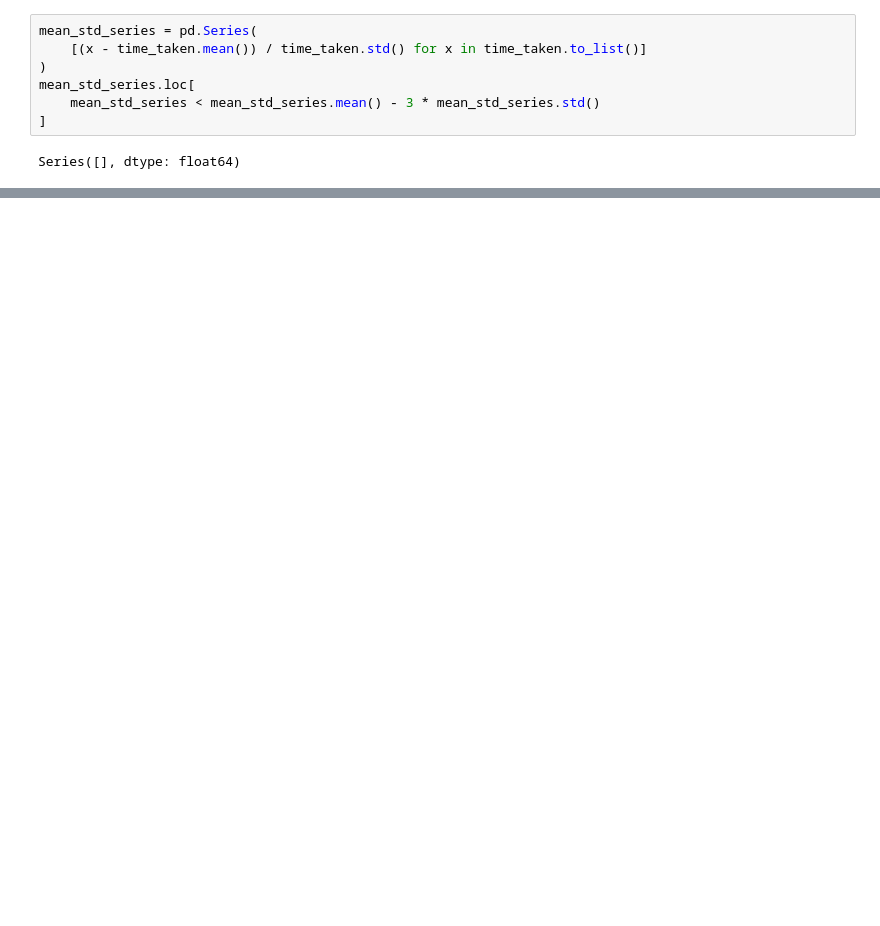
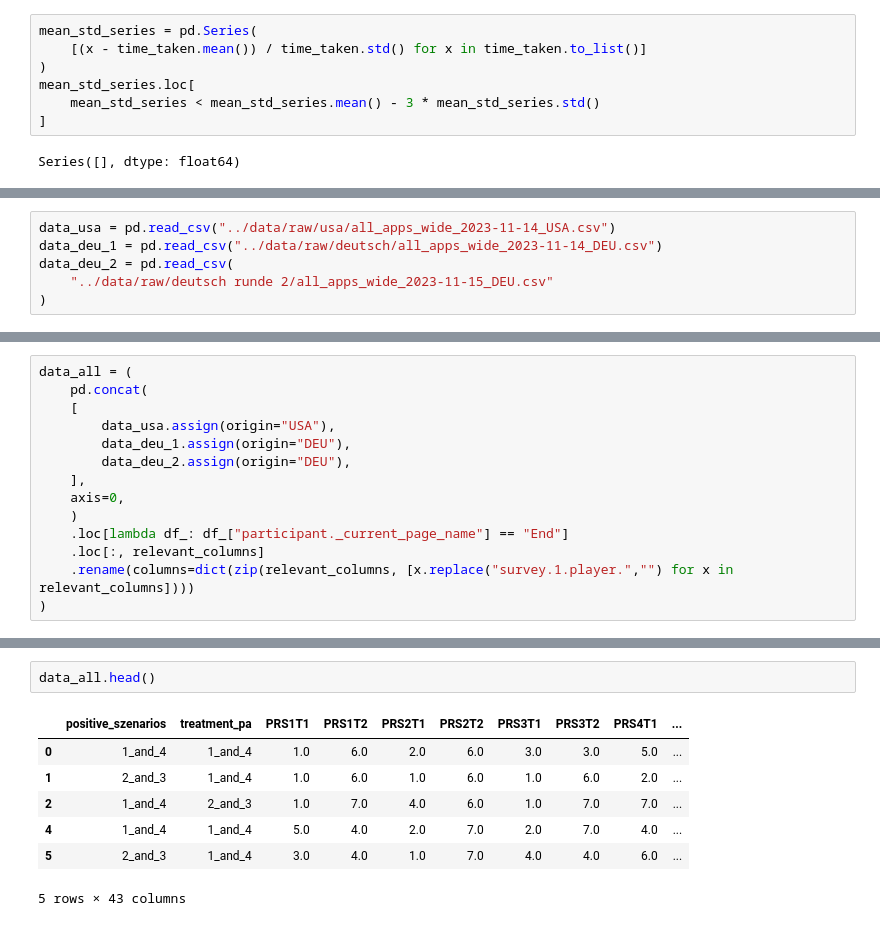
Before and after one commit to FlavourDave92/pa-leadership-survey, a Jupyter notebook: analysis/notebooks/analysis.ipynb, the cells around one changed output, grey strips where cells are left out. Drawn from its saved outputs; the diff is of its cells as text; blank space fills up the shorter version.

```diff
--- a/analysis/notebooks/analysis.ipynb
+++ b/analysis/notebooks/analysis.ipynb
@@ -121,0 +126,6 @@ mean_std_series.hist()
+# %%
+data_usa = pd.read_csv("../data/raw/usa/all_apps_wide_2023-11-14_USA.csv")
+data_deu_1 = pd.read_csv("../data/raw/deutsch/all_apps_wide_2023-11-14_DEU.csv")
+data_deu_2 = pd.read_csv(
+    "../data/raw/deutsch runde 2/all_apps_wide_2023-11-15_DEU.csv"
+)
@@ -121,0 +178,14 @@ mean_std_series.hist()
+# %%
+data_all = (
+    pd.concat(
+    [
+        data_usa.assign(origin="USA"),
+        data_deu_1.assign(origin="DEU"),
+        data_deu_2.assign(origin="DEU"),
+    ],
+    axis=0,
+    )
+    .loc[lambda df_: df_["participant._current_page_name"] == "End"]
+    .loc[:, relevant_columns]
+    .rename(columns=dict(zip(relevant_columns, [x.replace("survey.1.player.","") for x in relevant_columns])))
+)
@@ -121,0 +253,10 @@ mean_std_series.hist()
+# %%
+data_all.head()
+# %% [output]
+|  | positive_szenarios | treatment_pa | PRS1T1 | PRS1T2 | PRS2T1 | PRS2T2 | PRS3T1 | PRS3T2 | PRS4T1 | ... |
+| 0 | 1_and_4 | 1_and_4 | 1.0 | 6.0 | 2.0 | 6.0 | 3.0 | 3.0 | 5.0 | ... |
+| 1 | 2_and_3 | 1_and_4 | 1.0 | 6.0 | 1.0 | 6.0 | 1.0 | 6.0 | 2.0 | ... |
+| 2 | 1_and_4 | 2_and_3 | 1.0 | 7.0 | 4.0 | 6.0 | 1.0 | 7.0 | 7.0 | ... |
+| 4 | 1_and_4 | 1_and_4 | 5.0 | 4.0 | 2.0 | 7.0 | 2.0 | 7.0 | 4.0 | ... |
+| 5 | 2_and_3 | 1_and_4 | 3.0 | 4.0 | 1.0 | 7.0 | 4.0 | 4.0 | 6.0 | ... |
+5 rows × 43 columns
```
Also changed, not shown: parts of 14 cells of this notebook, 6 other files.
